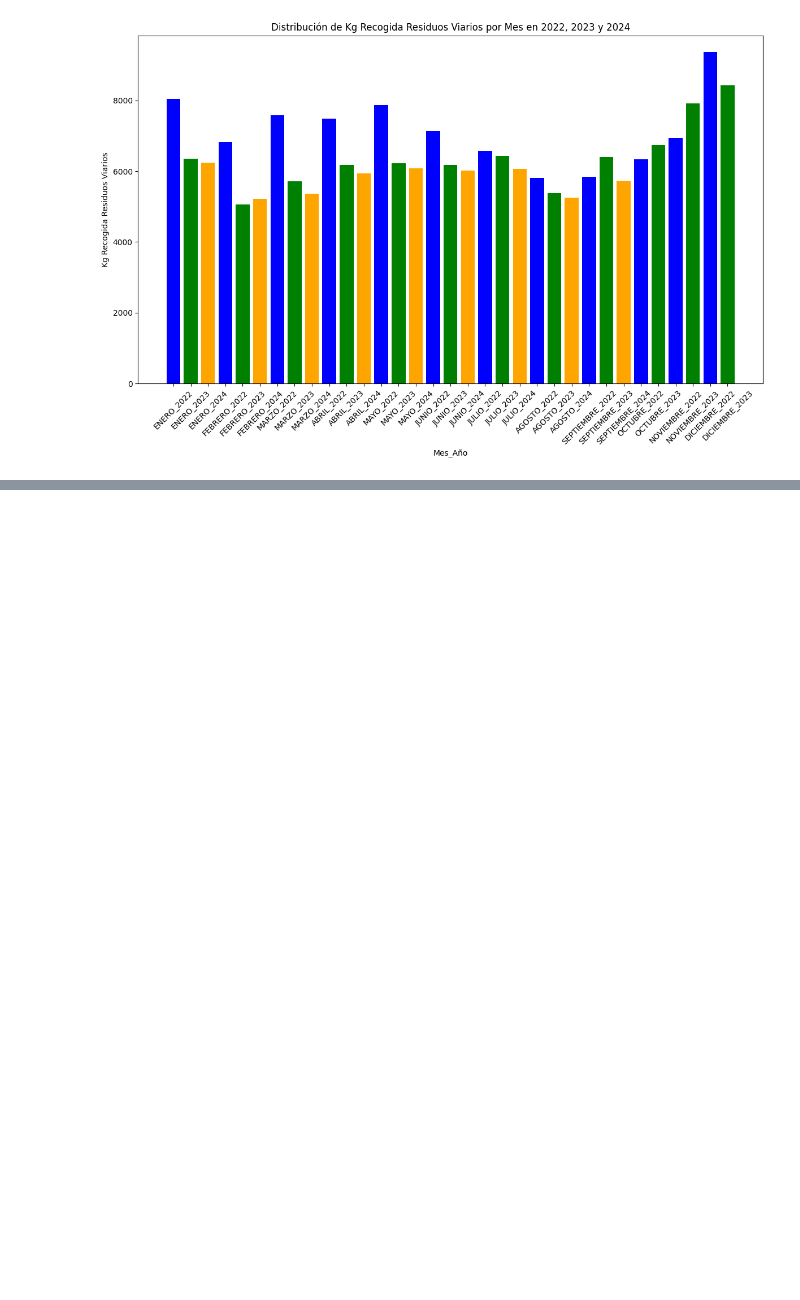
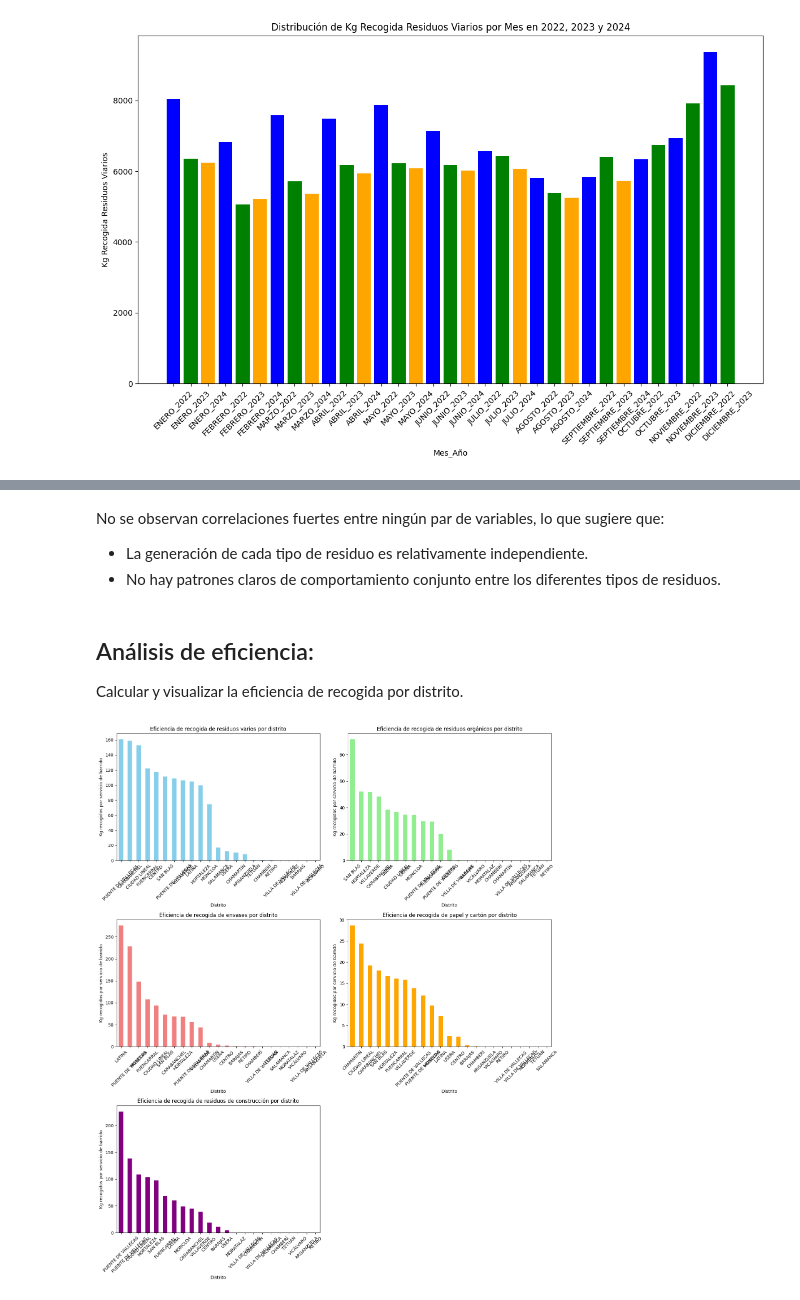
Before and after one commit to borcdc/proyecto_final_smartwaste, a Jupyter notebook: ProyectoFinal_SmartWaste.ipynb, the cells around one changed output, grey strips where cells are left out. Saved outputs shown, nothing was run; the diff lists cells and outputs as text; code cells hidden in the pictures; blank space fills up the shorter version.

```diff
--- a/ProyectoFinal_SmartWaste.ipynb
+++ b/ProyectoFinal_SmartWaste.ipynb
@@ -338,0 +405,62 @@ plt.show()
+# %% [markdown]
+No se observan correlaciones fuertes entre ningún par de variables, lo que sugiere que:
+- La generación de cada tipo de residuo es relativamente independiente.
+- No hay patrones claros de comportamiento conjunto entre los diferentes tipos de residuos.
+# %% [markdown]
+## Análisis de eficiencia:
+Calcular y visualizar la eficiencia de recogida por distrito.
+# %%
+# Calcular la eficiencia de recogida para cada tipo de residuo
+df_combined['eficiencia_residuos_varios'] = df_combined['residuos_varios_viapublica_resto'] / df_combined['nº_servicios_barrido_manual']
+df_combined['eficiencia_organica'] = df_combined['orgánica_hojas_y_ramas'] / df_combined['nº_servicios_barrido_manual']
+df_combined['eficiencia_envases'] = df_combined['envases'] / df_combined['nº_servicios_barrido_manual']
+df_combined['eficiencia_papel_carton'] = df_combined['papel_y_cartón'] / df_combined['nº_servicios_barrido_manual']
+df_combined['eficiencia_residuos_construccion'] = df_combined['varios_residuos_de_construcción_y_demolición'] / df_combined['nº_servicios_barrido_manual']
+
+# Agrupar por distrito y calcular la media de eficiencia para cada tipo de residuo
+eficiencia_por_distrito_residuos_varios = df_combined.groupby('distrito')['eficiencia_residuos_varios'].mean().sort_values(ascending=False)
+eficiencia_por_distrito_organica = df_combined.groupby('distrito')['eficiencia_organica'].mean().sort_values(ascending=False)
+eficiencia_por_distrito_envases = df_combined.groupby('distrito')['eficiencia_envases'].mean().sort_values(ascending=False)
+eficiencia_por_distrito_papel_carton = df_combined.groupby('distrito')['eficiencia_papel_carton'].mean().sort_values(ascending=False)
+eficiencia_por_distrito_residuos_construccion = df_combined.groupby('distrito')['eficiencia_residuos_construccion'].mean().sort_values(ascending=False)
+
+# Crear gráficos de barras para cada tipo de residuo
+fig, axes = plt.subplots(3, 2, figsize=(15, 18))
+
+eficiencia_por_distrito_residuos_varios.plot(kind='bar', ax=axes[0, 0], color='skyblue')
+axes[0, 0].set_title('Eficiencia de recogida de residuos varios por distrito')
+axes[0, 0].set_xlabel('Distrito')
+axes[0, 0].set_ylabel('Kg recogidos por servicio de barrido')
+axes[0, 0].tick_params(axis='x', rotation=45)
+
+eficiencia_por_distrito_organica.plot(kind='bar', ax=axes[0, 1], color='lightgreen')
+axes[0, 1].set_title('Eficiencia de recogida de residuos orgánicos por distrito')
+axes[0, 1].set_xlabel('Distrito')
+axes[0, 1].set_ylabel('Kg recogidos por servicio de barrido')
+axes[0, 1].tick_params(axis='x', rotation=45)
+
+eficiencia_por_distrito_envases.plot(kind='bar', ax=axes[1, 0], color='lightcoral')
+axes[1, 0].set_title('Eficiencia de recogida de envases por distrito')
+axes[1, 0].set_xlabel('Distrito')
+axes[1, 0].set_ylabel('Kg recogidos por servicio de barrido')
+axes[1, 0].tick_params(axis='x', rotation=45)
+
+eficiencia_por_distrito_papel_carton.plot(kind='bar', ax=axes[1, 1], color='orange')
+axes[1, 1].set_title('Eficiencia de recogida de papel y cartón por distrito')
+axes[1, 1].set_xlabel('Distrito')
+axes[1, 1].set_ylabel('Kg recogidos por servicio de barrido')
+axes[1, 1].tick_params(axis='x', rotation=45)
+
+eficiencia_por_distrito_residuos_construccion.plot(kind='bar', ax=axes[2, 0], color='purple')
+axes[2, 0].set_title('Eficiencia de recogida de residuos de construcción por distrito')
+axes[2, 0].set_xlabel('Distrito')
+axes[2, 0].set_ylabel('Kg recogidos por servicio de barrido')
+axes[2, 0].tick_params(axis='x', rotation=45)
+
+# Ocultar el último gráfico vacío
+axes[2, 1].axis('off')
+
+plt.tight_layout()
+plt.show()
+# %% [output]
+[figure, added]
```
Also changed, not shown: parts of 8 cells of this notebook.
